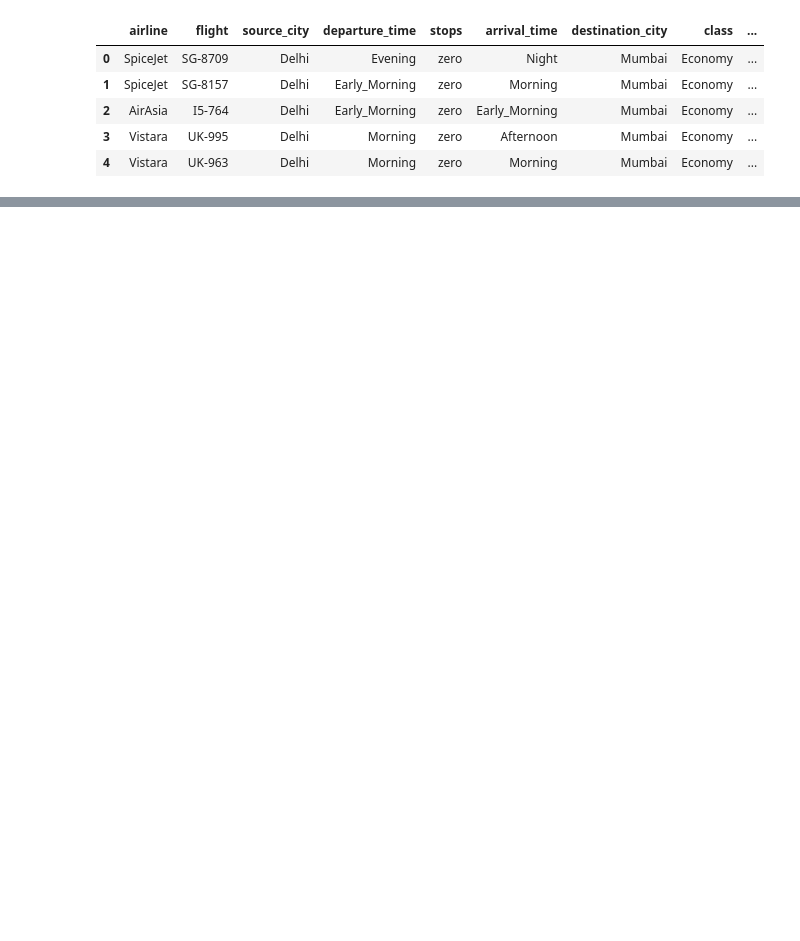
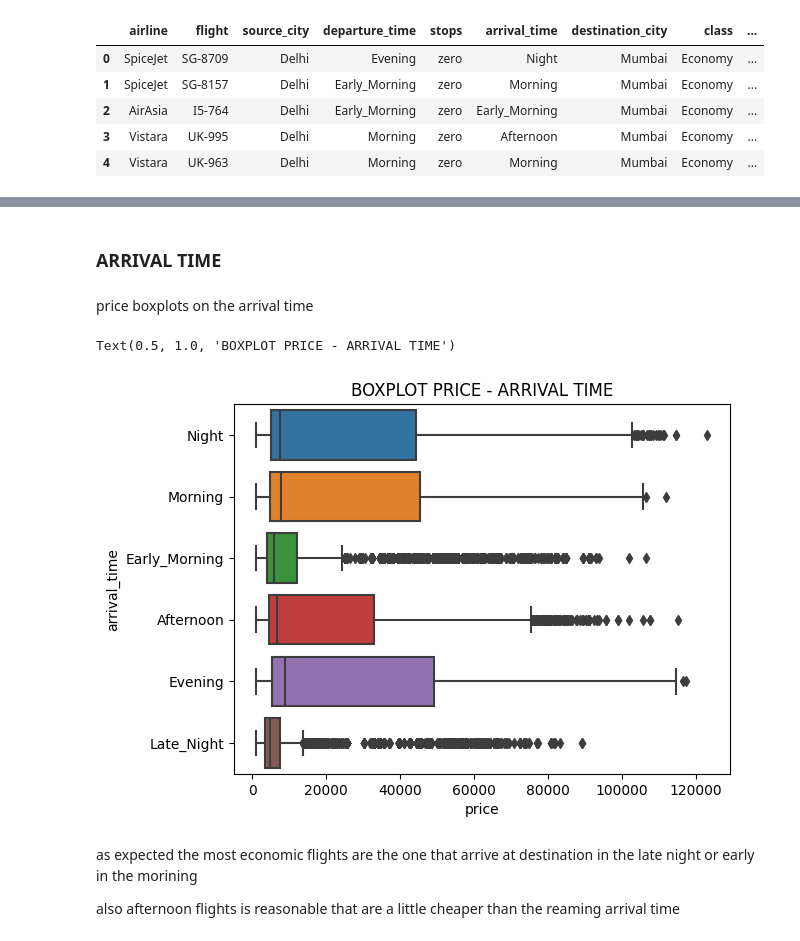
Before and after one commit to baldogiovine/763691, a Jupyter notebook: flights_provola.ipynb, the cells around one changed output, grey strips where cells are left out. Drawn from its saved outputs; the diff is of its cells as text; code cells hidden in the pictures; blank space fills up the shorter version.

```diff
--- a/flights_provola.ipynb
+++ b/flights_provola.ipynb
@@ -39,0 +120,14 @@ sn
+# %% [markdown]
+### ARRIVAL TIME
+# %% [markdown]
+price boxplots on the arrival time
+# %%
+sns.boxplot(data=df, x='price', y='arrival_time')
+plt.title('BOXPLOT PRICE - ARRIVAL TIME')
+# %% [output]
+Text(0.5, 1.0, 'BOXPLOT PRICE - ARRIVAL TIME')
+[figure, added]
+# %% [markdown]
+as expected the most economic flights are the one that arrive at destination in the late night or early in the morining
+
+also afternoon flights is reasonable that are a little cheaper than the reaming arrival time
```
Also changed, not shown: parts of 34 cells of this notebook.
